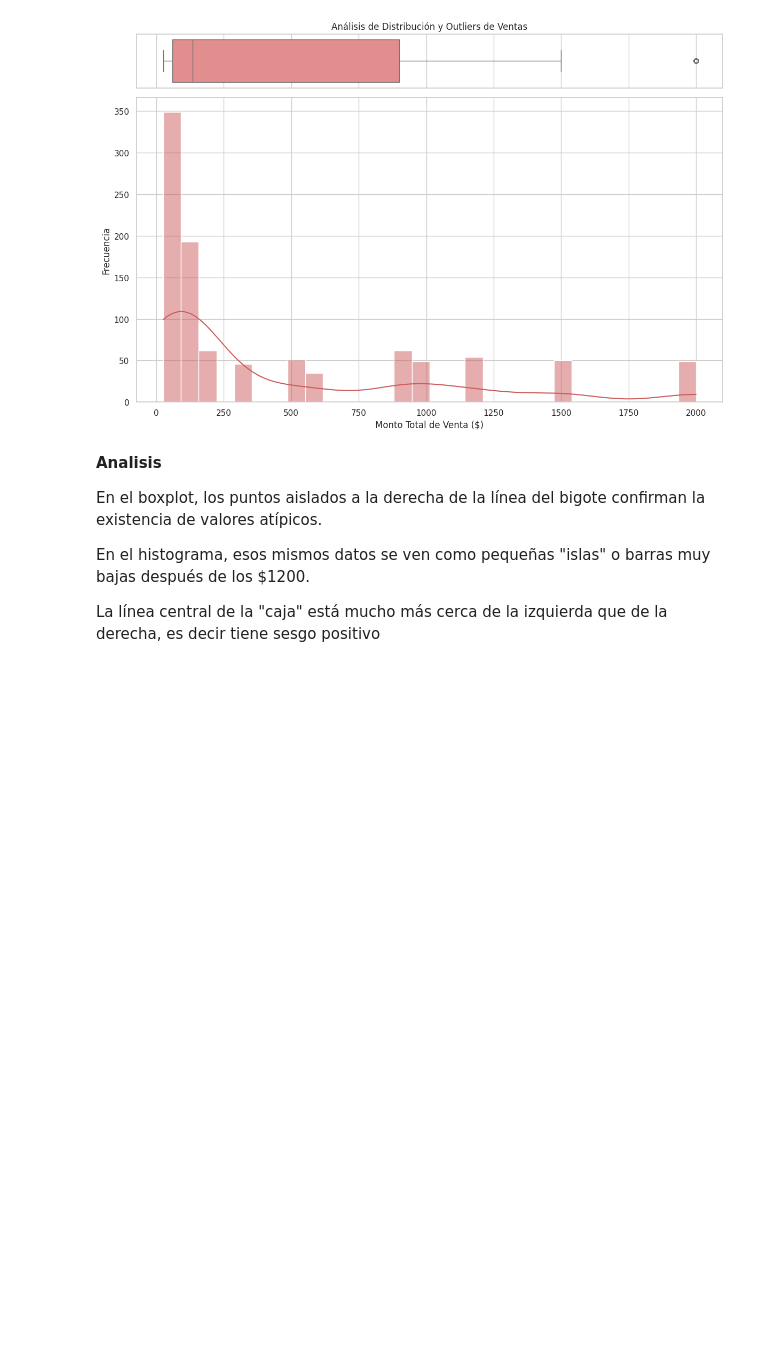
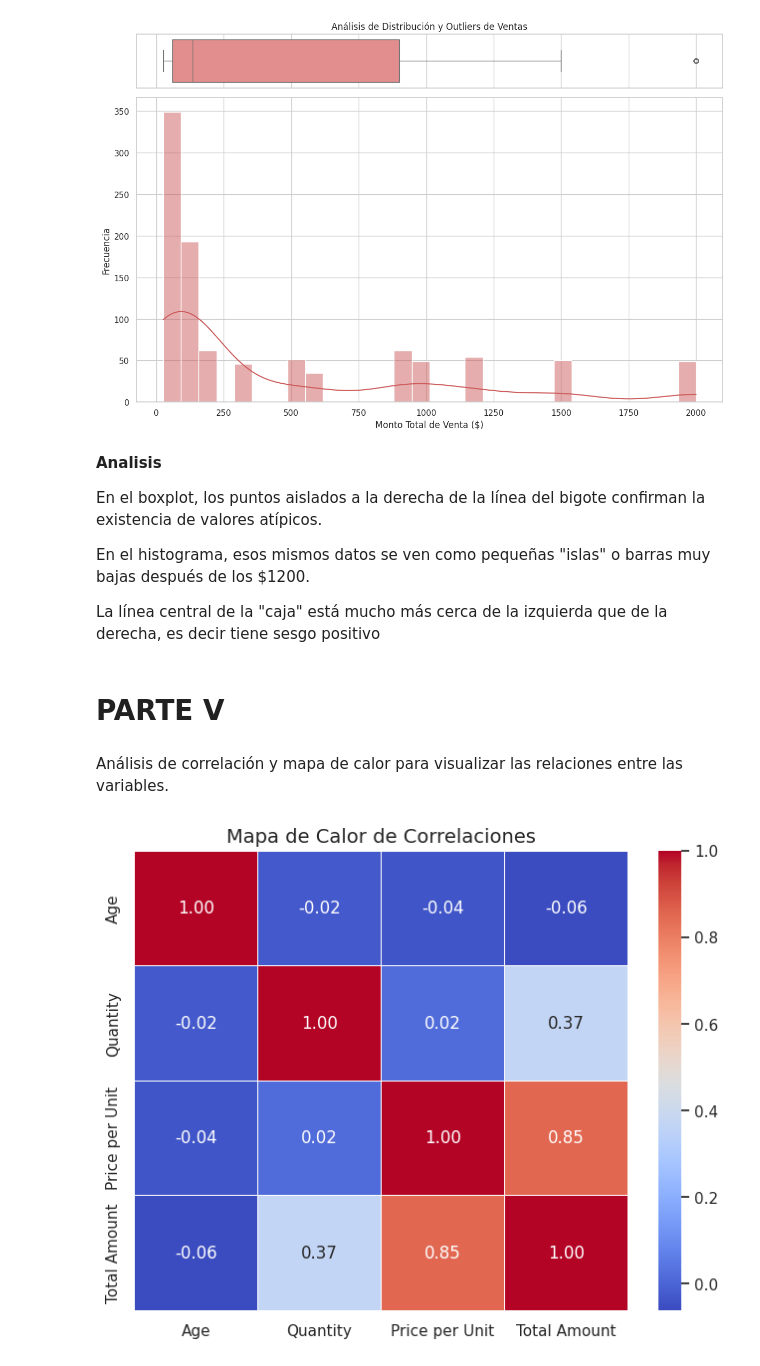
Before and after one commit to kalex066/RetailSales_DataAnalysis, a Jupyter notebook: notebooks/RetailSales_Analysis.ipynb, the cells around one changed output. Drawn from its saved outputs; the diff is of its cells as text; code cells hidden in the pictures; blank space fills up the shorter version.

Commit message:
Parte V- Heatmap y Subplots

```diff
--- a/notebooks/RetailSales_Analysis.ipynb
+++ b/notebooks/RetailSales_Analysis.ipynb
@@ -768,3 +768,21 @@ En el boxplot, los puntos aislados a la derecha de la línea del bigote confirma
 En el histograma, esos mismos datos se ven como pequeñas "islas" o barras muy bajas después de los $1200.
 
 La línea central de la "caja" está mucho más cerca de la izquierda que de la derecha, es decir tiene sesgo positivo
+# %% [markdown]
+# **PARTE V**
+# %% [markdown]
+Análisis de correlación y mapa de calor para visualizar las relaciones entre las variables.
+# %%
+#columnas numéricas
+numeric_df = df_rs[['Age', 'Quantity', 'Price per Unit', 'Total Amount']]
+
+# matriz de correlación
+corr_matrix = numeric_df.corr()
+
+# Mapa de Calor (Heatmap)
+plt.figure(figsize=(8, 6))
+sns.heatmap(corr_matrix, annot=True, cmap='coolwarm', fmt=".2f", linewidths=0.5)
+plt.title('Mapa de Calor de Correlaciones', fontsize=14)
+plt.show()
+# %% [output]
+[figure, added]
```
Also changed, not shown: parts of 3 cells of this notebook.
